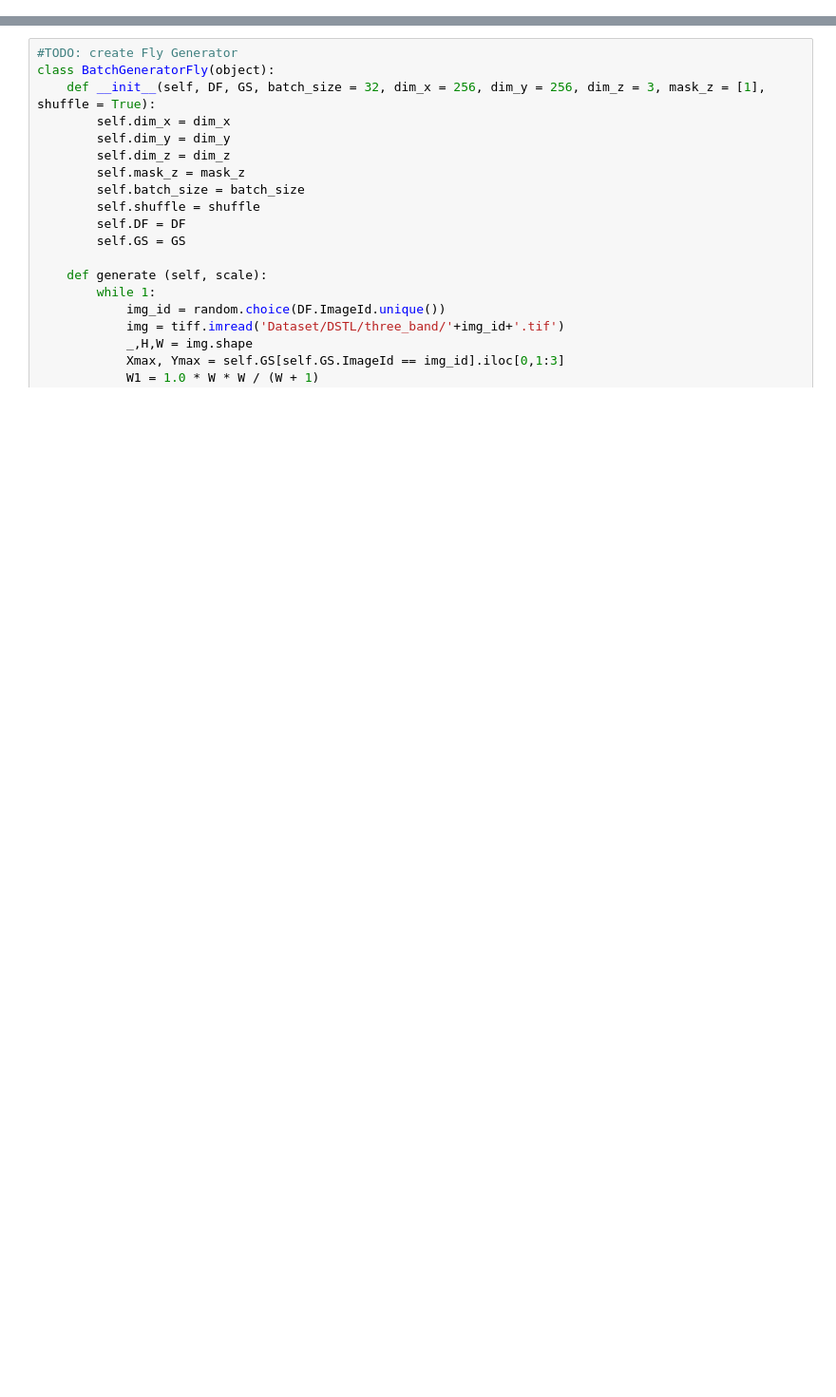
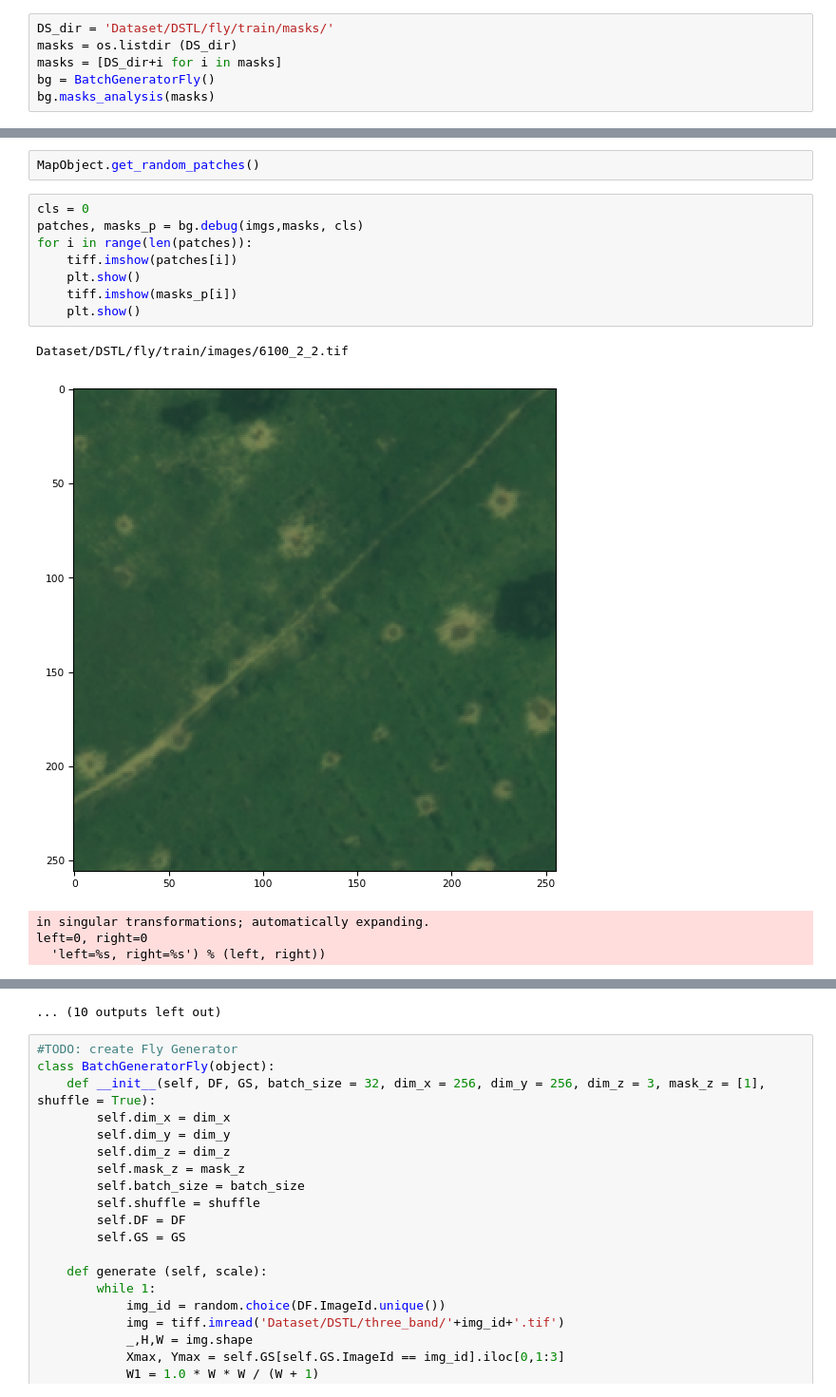
Before and after one commit to ParuninPavel/remote_sensing, a Jupyter notebook: Training_NN.ipynb, the cells around one changed output, grey strips where cells are left out. Shown at 95% size. Drawn from its saved outputs; the diff is of its cells as text; blank space fills up the shorter version.

```diff
--- a/Training_NN.ipynb
+++ b/Training_NN.ipynb
@@ -25,2 +26,8 @@ import pickle
 # %% [output]
 Using TensorFlow backend.
+# %%
+DS_dir = 'Dataset/DSTL/fly/train/masks/'
+masks = os.listdir (DS_dir)
+masks = [DS_dir+i for i in masks]
+bg = BatchGeneratorFly()
+bg.masks_analysis(masks)
@@ -26,0 +90,16 @@ Using TensorFlow backend.
+# %%
+MapObject.get_random_patches()
+# %%
+cls = 0
+patches, masks_p = bg.debug(imgs,masks, cls)
+for i in range(len(patches)):
+    tiff.imshow(patches[i])
+    plt.show()
+    tiff.imshow(masks_p[i])
+    plt.show()
+# %% [output]
+Dataset/DSTL/fly/train/images/6100_2_2.tif
+[figure, added]
+in singular transformations; automatically expanding.
+left=0, right=0
+  'left=%s, right=%s') % (left, right))
@@ -27,3 +115,4 @@ Using TensorFlow backend.
+... (10 outputs left out)
 # %%
 #TODO: create Fly Generator
 class BatchGeneratorFly(object):
```
Also changed, not shown: parts of 11 cells of this notebook, 6 other files.
